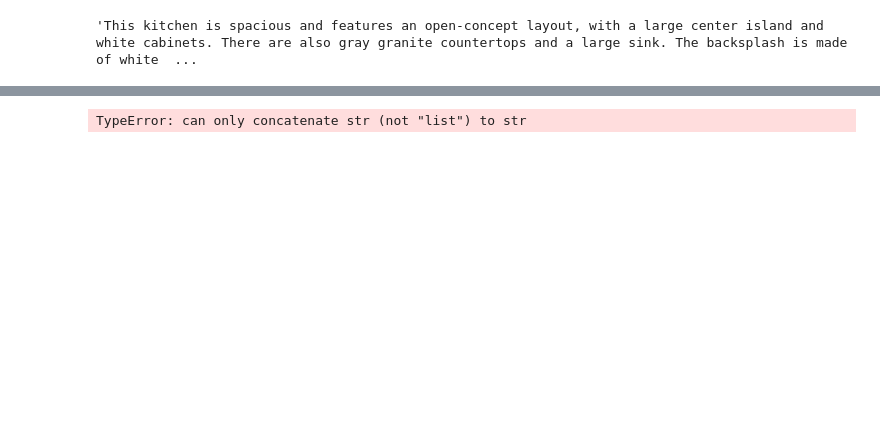
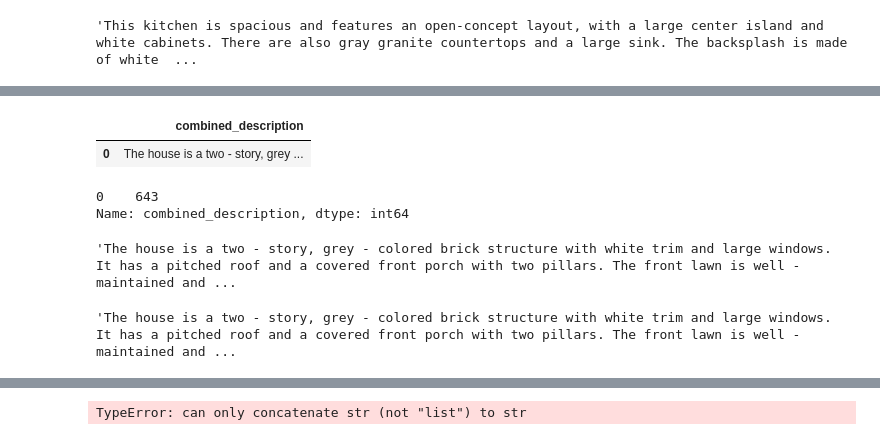
Before and after one commit to ahdatasolutions/real_estate_listing_description, a Jupyter notebook: 00_replicate_listing_descr.ipynb, the cells around one changed output, grey strips where cells are left out. Cells and saved outputs as stored; diff of their text form; code cells hidden in the pictures; blank space fills up the shorter version.

```diff
--- a/00_replicate_listing_descr.ipynb
+++ b/00_replicate_listing_descr.ipynb
@@ -183,0 +210,8 @@ gpt-3.5-turbo
+# %%
+dft = pd.DataFrame()
+dft['combined_description'] = combined_description
+# %%
+dft
+# %% [output]
+|  | combined_description |
+| 0 | The house is a two - story, grey ... |
@@ -183,0 +220,9 @@ gpt-3.5-turbo
+# %%
+tokens
+# %% [output]
+0    643
+Name: combined_description, dtype: int64
+# %%
+dft['combined_description'][0]
+# %% [output]
+'The house is a two - story, grey - colored brick structure with white trim and large windows. It has a pitched roof and a covered front porch with two pillars. The front lawn is well - maintained and ...
@@ -183,0 +248,4 @@ gpt-3.5-turbo
+# %%
+dft['combined_description'][0]
+# %% [output]
+'The house is a two - story, grey - colored brick structure with white trim and large windows. It has a pitched roof and a covered front porch with two pillars. The front lawn is well - maintained and ...
```
Also changed, not shown: parts of 31 cells of this notebook, 1 other file.
